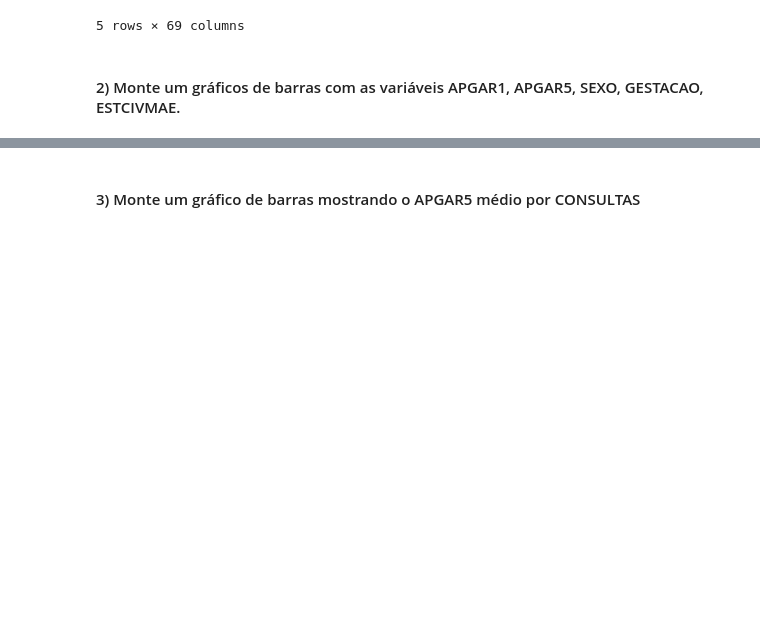
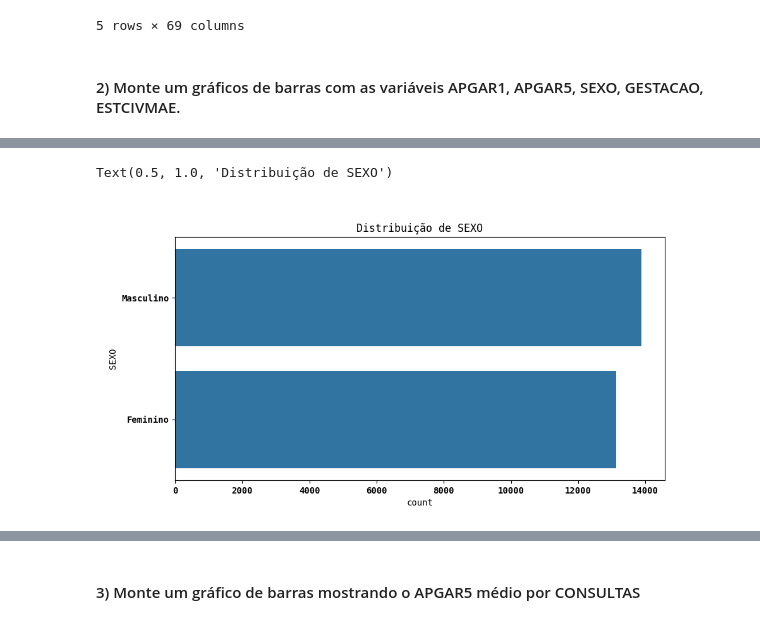
Before and after one commit to r7melo/EBAC-exercicios, a Jupyter notebook: seaborn/construindo_graficos_com_seaborn.ipynb, the cells around one changed output, grey strips where cells are left out. Saved outputs shown, nothing was run; the diff lists cells and outputs as text; code cells hidden in the pictures; blank space fills up the shorter version.

```diff
--- a/seaborn/construindo_graficos_com_seaborn.ipynb
+++ b/seaborn/construindo_graficos_com_seaborn.ipynb
@@ -48,0 +50,9 @@ df.plot.bar()
+# %%
+plt.close('all')
+plt.rc('figure', figsize=(10, 5))
+
+sns.countplot(data=sinasc, y='SEXO')
+plt.title('Distribuição de SEXO')
+# %% [output]
+Text(0.5, 1.0, 'Distribuição de SEXO')
+[figure, added]
```
Also changed, not shown: parts of 6 cells of this notebook.
